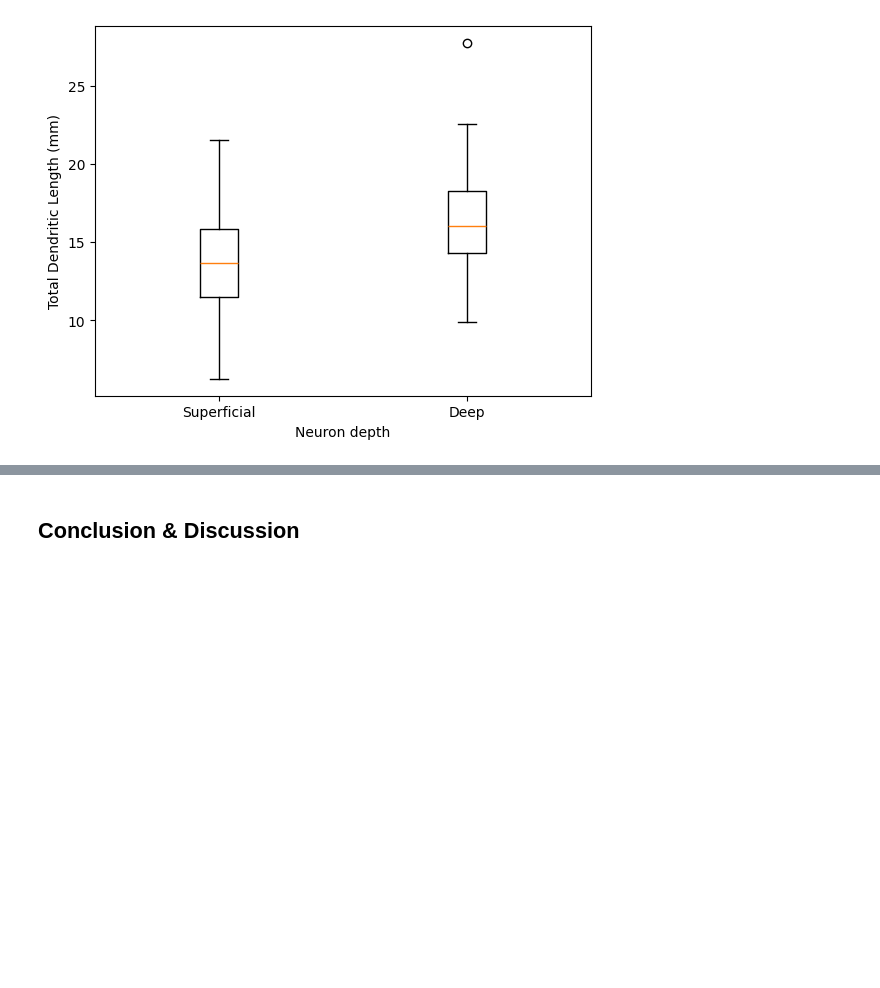
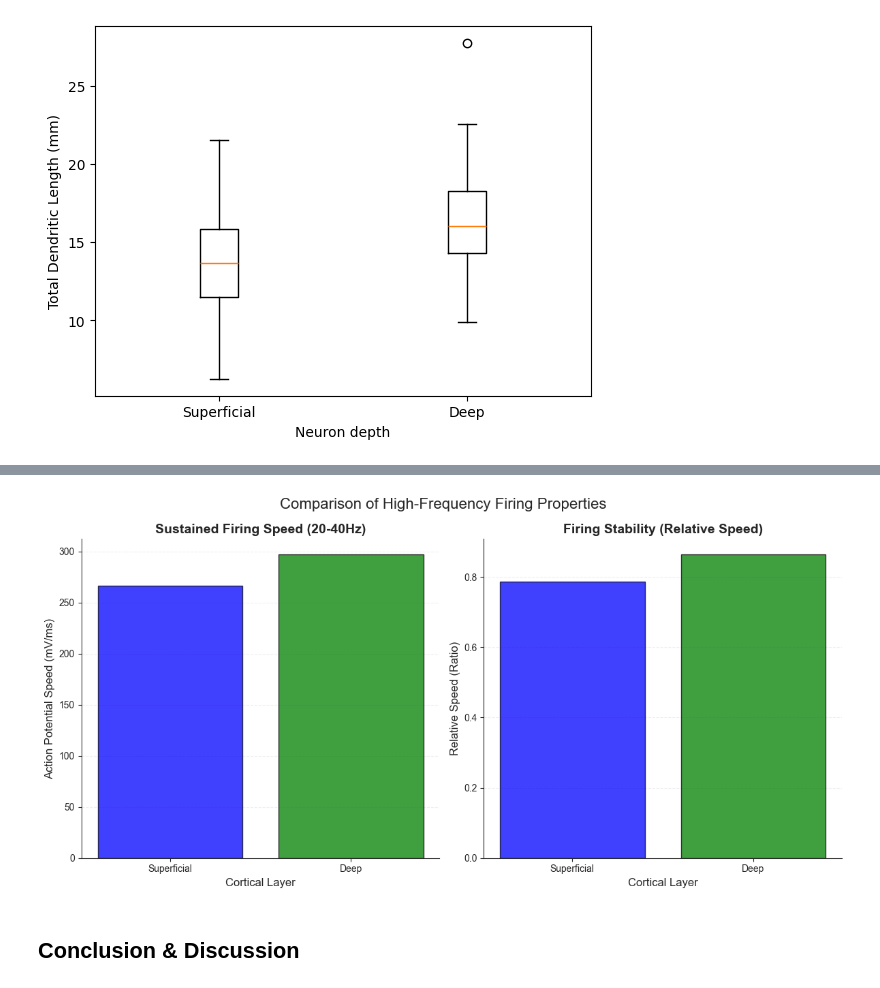
Before and after one commit to earanda4/Cell_Types_Project, a Jupyter notebook: Cell_Types_Project_Draft.ipynb, the cells around one changed output, grey strips where cells are left out. Drawn from its saved outputs; the diff is of its cells as text; code cells hidden in the pictures; blank space fills up the shorter version.

```diff
--- a/Cell_Types_Project_Draft.ipynb
+++ b/Cell_Types_Project_Draft.ipynb
@@ -227,3 +226,39 @@ Text(0.5, 1.0, 'ap_rise_speed_20-40hz_relative')
+# %%
+sns.set_style("ticks")
+
+fig, axs = plt.subplots(1, 2, figsize=(12, 6))
+
+# Plot 1: Sustained Firing Speed (20-40Hz)
+mean_data = []
+mean_data.append(superficial_df[ap_columns[2]].mean())
+mean_data.append(deep_df[ap_columns[2]].mean())
+
+axs[0].bar(labels, mean_data, color=colors, edgecolor='black', alpha=0.75)
+
+axs[0].set_title('Sustained Firing Speed (20-40Hz)', fontsize=14, fontweight='bold')
+axs[0].set_ylabel('Action Potential Speed (mV/ms)', fontsize=12)
+axs[0].set_xlabel('Cortical Layer', fontsize=12)
+axs[0].grid(axis='y', linestyle='--', alpha=0.3)
+sns.despine(ax=axs[0])
+
+# Plot 2: Firing Stability (Relative Speed)
+mean_data = []
+mean_data.append(superficial_df[ap_columns[3]].mean())
+mean_data.append(deep_df[ap_columns[3]].mean())
+
+axs[1].bar(labels, mean_data, color=colors, edgecolor='black', alpha=0.75)
+
+axs[1].set_title('Firing Stability (Relative Speed)', fontsize=14, fontweight='bold')
+axs[1].set_ylabel('Relative Speed (Ratio)', fontsize=12)
+axs[1].set_xlabel('Cortical Layer', fontsize=12)
+axs[1].grid(axis='y', linestyle='--', alpha=0.3)
+sns.despine(ax=axs[1])
+
+plt.suptitle('Comparison of High-Frequency Firing Properties', fontsize=16)
+plt.tight_layout()
+plt.show()
+# %% [output]
+[figure, added]
 # %% [markdown]
 ## Conclusion & Discussion
 # %% [markdown]
```
Also changed, not shown: parts of 5 cells of this notebook.
